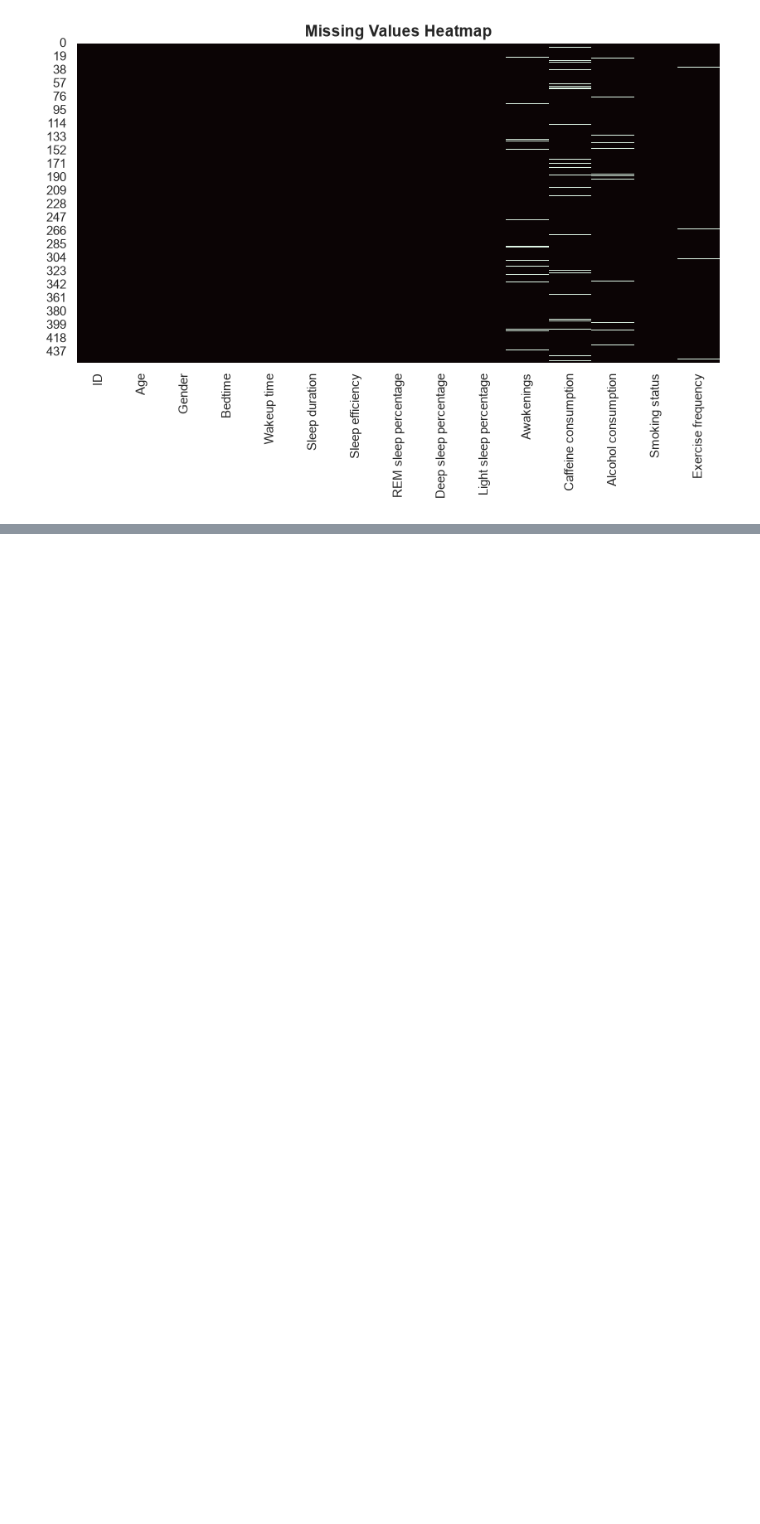
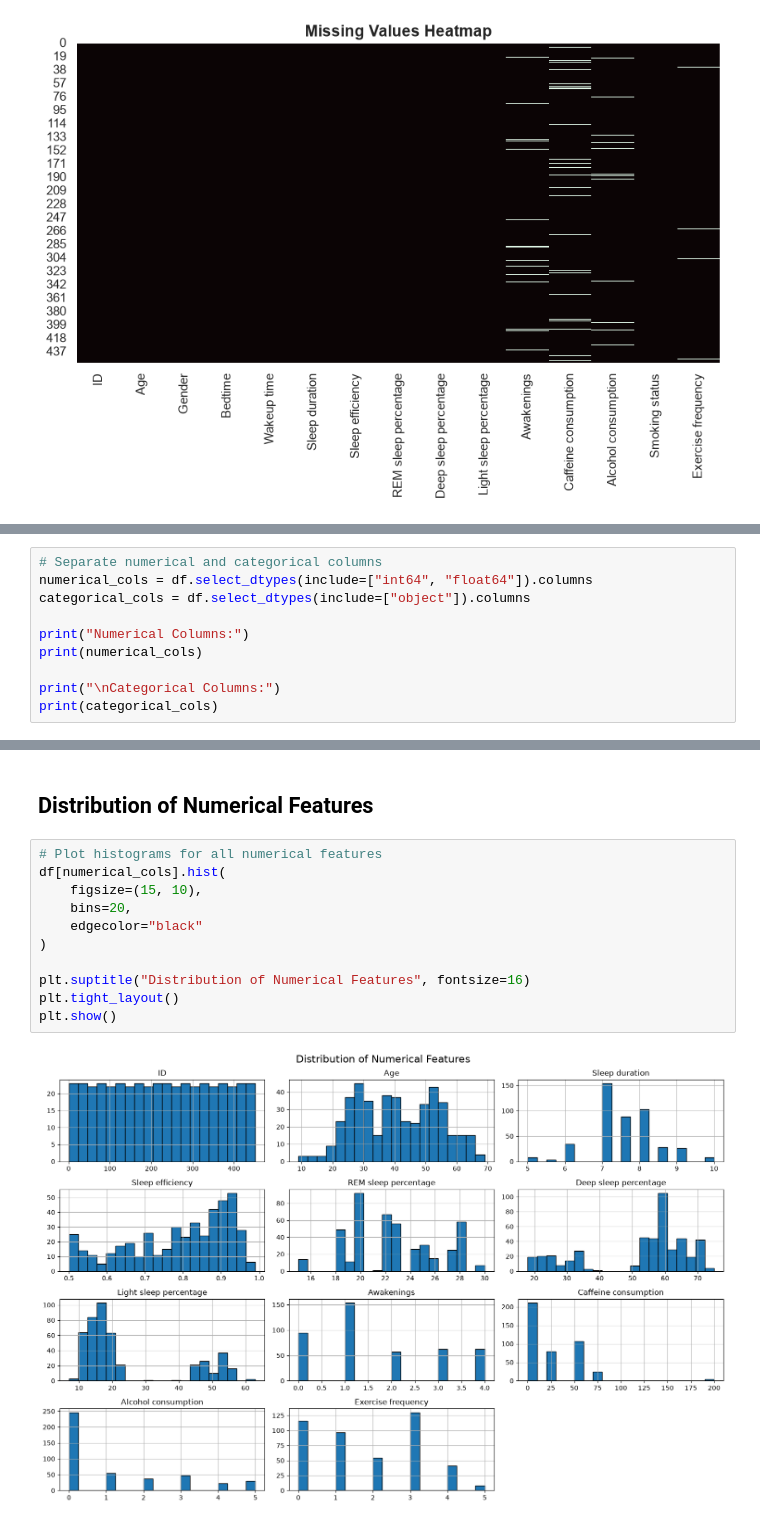
Before and after one commit to KalaiselvamK23/Sleep-Quality-Tracker, a Jupyter notebook: notebooks/01_Exploratory_Data_Analysis.ipynb, the cells around one changed output, grey strips where cells are left out. Drawn from its saved outputs; the diff is of its cells as text; blank space fills up the shorter version.

Commit message:
feat: add distribution, outlier, and correlation analysis

```diff
--- a/notebooks/01_Exploratory_Data_Analysis.ipynb
+++ b/notebooks/01_Exploratory_Data_Analysis.ipynb
@@ -133,0 +136,10 @@ plt.show()
+# %%
+# Separate numerical and categorical columns
+numerical_cols = df.select_dtypes(include=["int64", "float64"]).columns
+categorical_cols = df.select_dtypes(include=["object"]).columns
+
+print("Numerical Columns:")
+print(numerical_cols)
+
+print("\nCategorical Columns:")
+print(categorical_cols)
@@ -133,0 +158,15 @@ plt.show()
+# %% [markdown]
+## Distribution of Numerical Features
+# %%
+# Plot histograms for all numerical features
+df[numerical_cols].hist(
+    figsize=(15, 10),
+    bins=20,
+    edgecolor="black"
+)
+
+plt.suptitle("Distribution of Numerical Features", fontsize=16)
+plt.tight_layout()
+plt.show()
+# %% [output]
+[figure, added]
```
Also changed, not shown: parts of 6 cells of this notebook.
